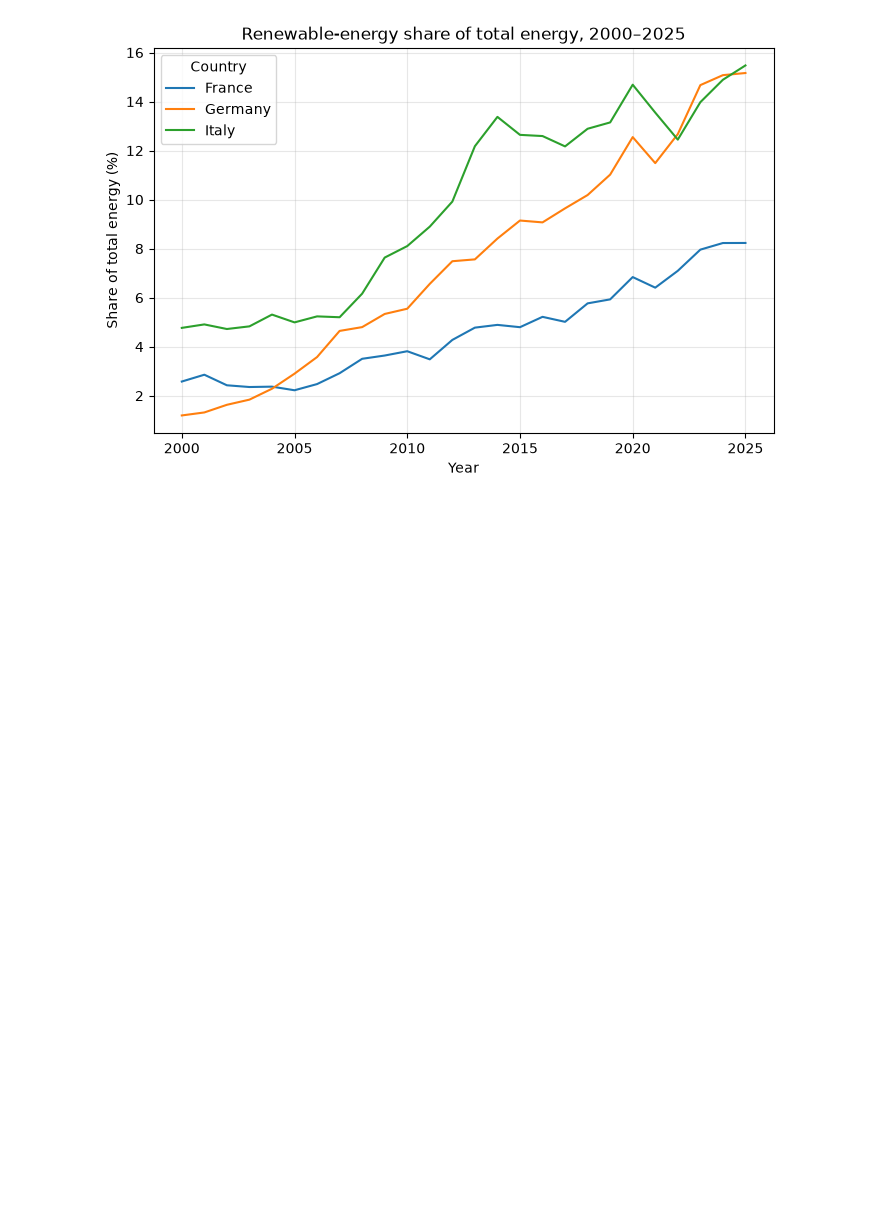
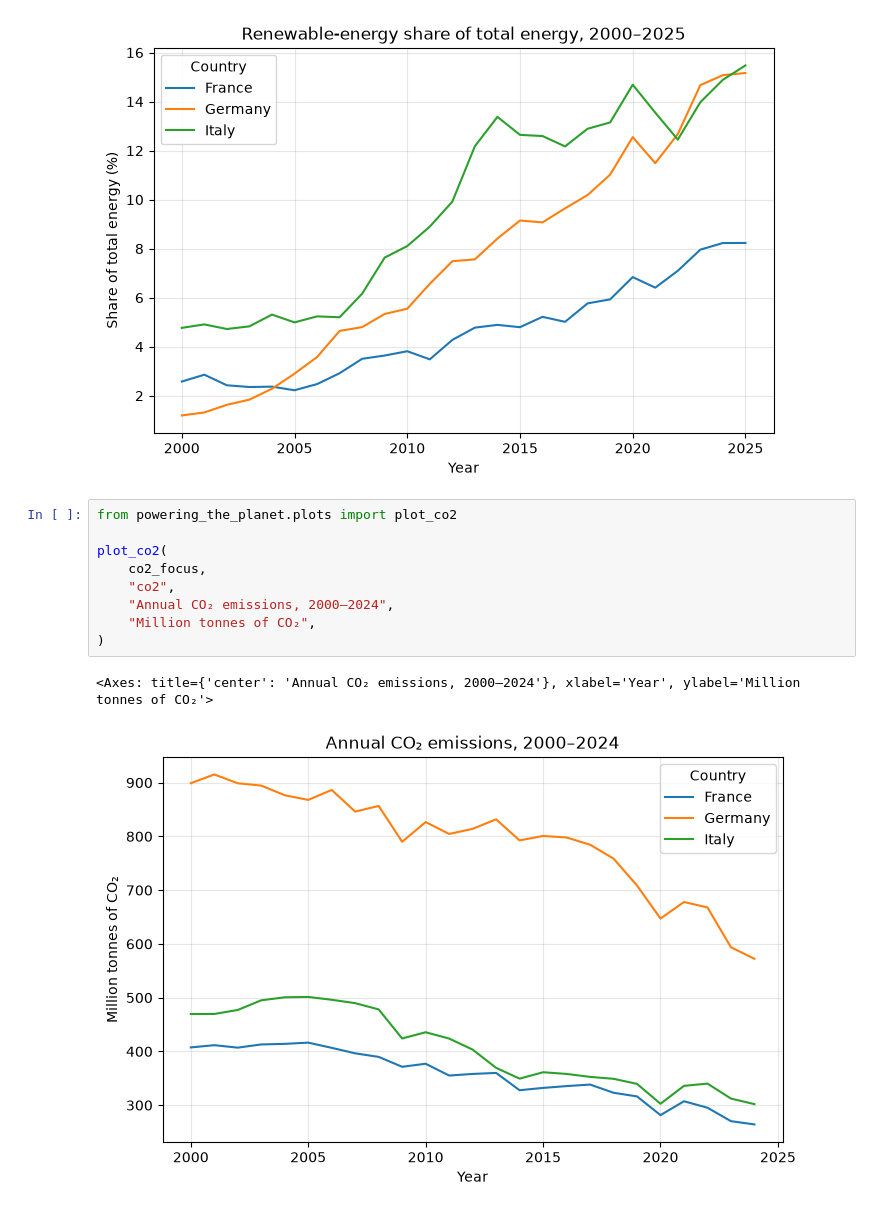
Before and after one commit to saharshapoorirad/powering-the-planet, a Jupyter notebook: report.ipynb, the cells around one changed output. Saved outputs shown, nothing was run; the diff lists cells and outputs as text; blank space fills up the shorter version.

Commit message:
Plot CO2 trends for three countries

```diff
--- a/report.ipynb
+++ b/report.ipynb
@@ -148,3 +148,15 @@ plot_energy_share(
 # %% [output]
 <Axes: title={'center': 'Renewable-energy share of total energy, 2000–2025'}, xlabel='Year', ylabel='Share of total energy (%)'>
 [figure]
+# %%
+from powering_the_planet.plots import plot_co2
+
+plot_co2(
+    co2_focus,
+    "co2",
+    "Annual CO₂ emissions, 2000–2024",
+    "Million tonnes of CO₂",
+)
+# %% [output]
+<Axes: title={'center': 'Annual CO₂ emissions, 2000–2024'}, xlabel='Year', ylabel='Million tonnes of CO₂'>
+[figure, added]
```
Also changed, not shown: parts of 1 cell of this notebook, 1 other file.
